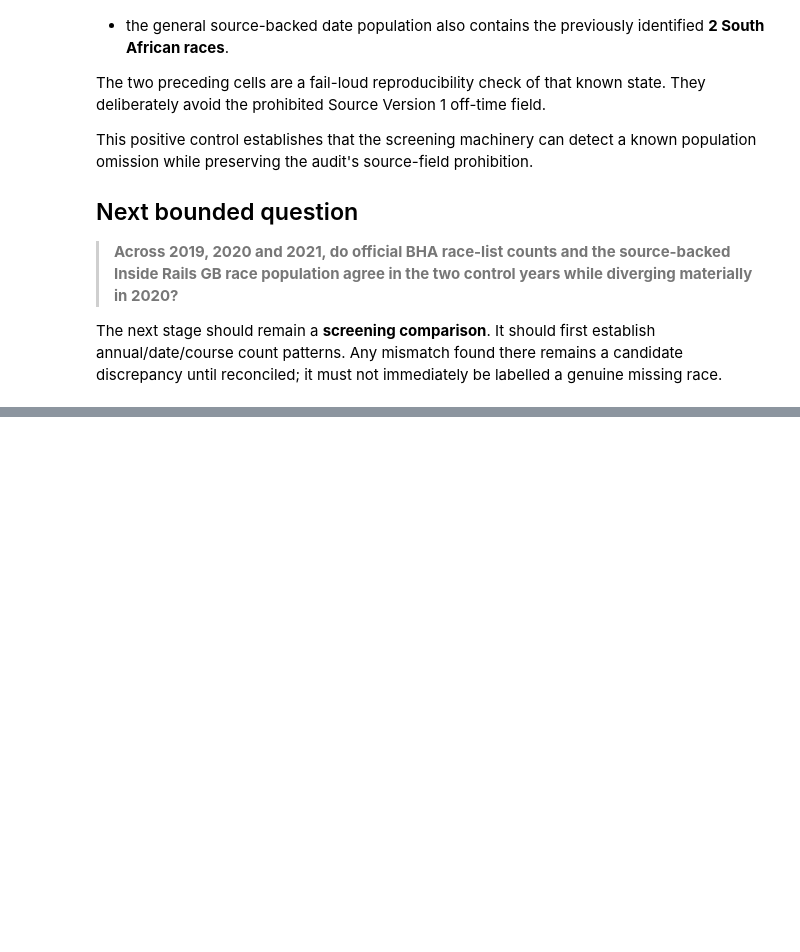
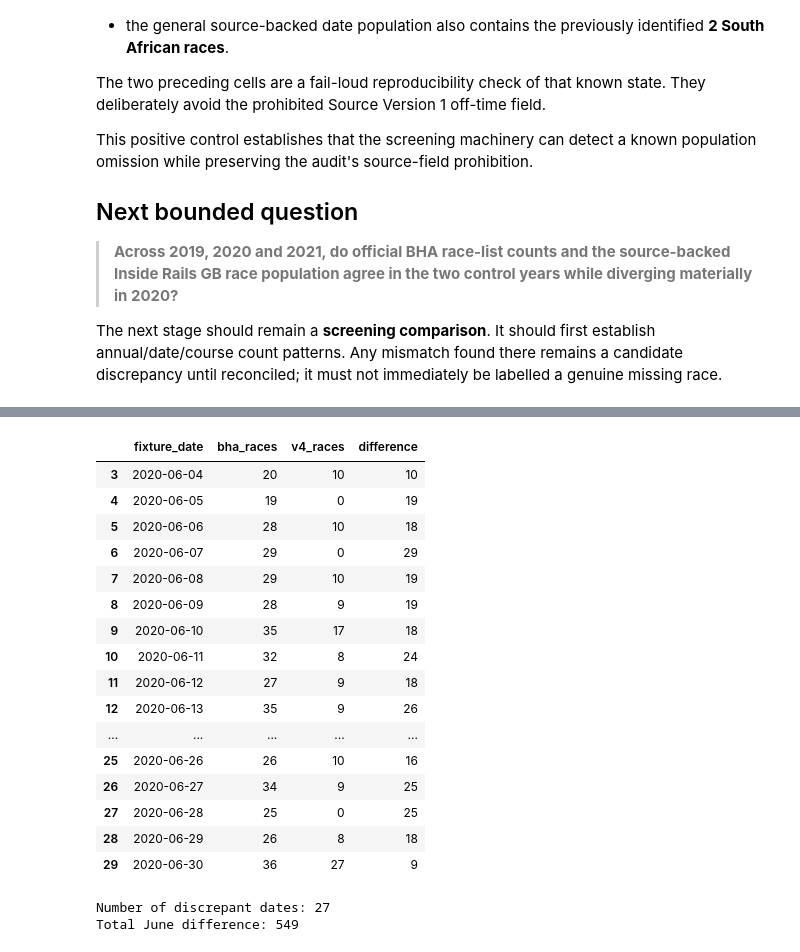
Before and after one commit to rjmac22/inside-rails-horse-racing, a Jupyter notebook: notebooks/26_gb_race_population_completeness.ipynb, the cells around one changed output, grey strips where cells are left out. Drawn from its saved outputs; the diff is of its cells as text; code cells hidden in the pictures; blank space fills up the shorter version.

Commit message:
Close 2020 GB race population completeness audit

```diff
--- a/notebooks/26_gb_race_population_completeness.ipynb
+++ b/notebooks/26_gb_race_population_completeness.ipynb
@@ -465,0 +1658,78 @@ The next stage should remain a **screening comparison**. It should first establi
+# %%
+# Localise the June 2020 population deficit by date.
+
+bha_june_by_date = (
+    june_exact
+    .groupby("fixture_date", as_index=False)["actual_races"]
+    .sum()
+    .rename(columns={"actual_races": "bha_races"})
+)
+
+with connect_read_only(DATABASE_V4) as conn:
+    v4_june_by_date = pd.read_sql_query(
+        """
+        SELECT
+            raw_date AS fixture_date,
+            COUNT(*) AS v4_races
+        FROM view_gb_reconciled_race_occurrences_with_racecourse
+        WHERE raw_date >= '2020-06-01'
+          AND raw_date < '2020-07-01'
+        GROUP BY raw_date
+        ORDER BY raw_date
+        """,
+        conn,
+    )
+
+june_by_date = (
+    bha_june_by_date
+    .merge(
+        v4_june_by_date,
+        on="fixture_date",
+        how="outer",
+    )
+    .fillna(0)
+)
+
+june_by_date["bha_races"] = june_by_date["bha_races"].astype(int)
+june_by_date["v4_races"] = june_by_date["v4_races"].astype(int)
+
+june_by_date["difference"] = (
+    june_by_date["bha_races"]
+    - june_by_date["v4_races"]
+)
+
+june_discrepant_dates = june_by_date[
+    june_by_date["difference"] != 0
+].sort_values("fixture_date")
+
+display(june_discrepant_dates)
+
+print(
+    "Number of discrepant dates:",
+    len(june_discrepant_dates),
+)
+
+print(
+    "Total June difference:",
+    int(june_discrepant_dates["difference"].sum()),
+)
+# %% [output]
+|  | fixture_date | bha_races | v4_races | difference |
+| 3 | 2020-06-04 | 20 | 10 | 10 |
+| 4 | 2020-06-05 | 19 | 0 | 19 |
+| 5 | 2020-06-06 | 28 | 10 | 18 |
+| 6 | 2020-06-07 | 29 | 0 | 29 |
+| 7 | 2020-06-08 | 29 | 10 | 19 |
+| 8 | 2020-06-09 | 28 | 9 | 19 |
+| 9 | 2020-06-10 | 35 | 17 | 18 |
+| 10 | 2020-06-11 | 32 | 8 | 24 |
+| 11 | 2020-06-12 | 27 | 9 | 18 |
+| 12 | 2020-06-13 | 35 | 9 | 26 |
+| ... | ... | ... | ... | ... |
+| 25 | 2020-06-26 | 26 | 10 | 16 |
+| 26 | 2020-06-27 | 34 | 9 | 25 |
+| 27 | 2020-06-28 | 25 | 0 | 25 |
+| 28 | 2020-06-29 | 26 | 8 | 18 |
+| 29 | 2020-06-30 | 36 | 27 | 9 |
+Number of discrepant dates: 27
+Total June difference: 549
```
Also changed, not shown: parts of 54 cells of this notebook.
